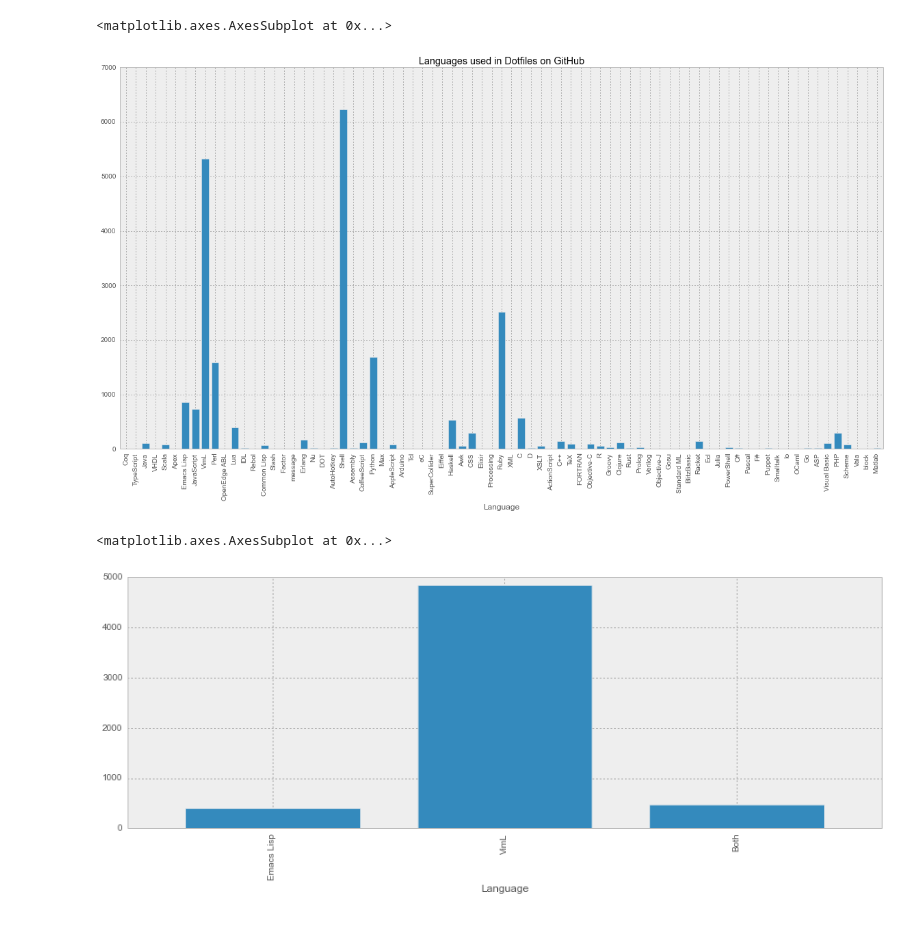
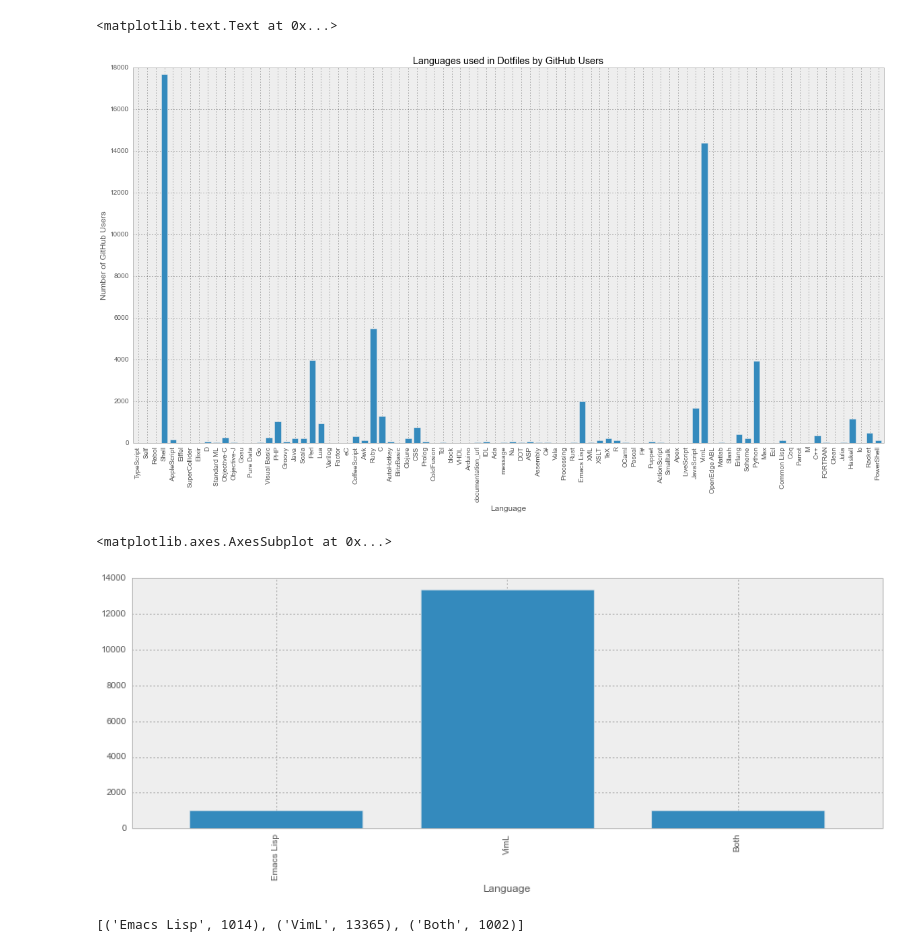
Before and after one commit to joannecheng/dfiles_analysis, a Jupyter notebook: Language analysis.ipynb, the cells around one changed output. Cells and saved outputs as stored; diff of their text form; code cells hidden in the pictures.

Commit message:
update data and language analysis notebook

```diff
--- a/Language analysis.ipynb
+++ b/Language analysis.ipynb
@@ -40,17 +40,20 @@ def language_total_counts(language_counts):
 counts_df = pd.DataFrame(language_total_counts(language_counts).items(), columns=['Language', 'Count'])
 # %%
 %matplotlib inline
-counts_df.plot(x='Language', y='Count', kind='bar', figsize=(20,10), title='Languages used in Dotfiles on GitHub')
+ax = counts_df.plot(x='Language', y='Count', kind='bar', figsize=(20,10),
+               title='Languages used in Dotfiles by GitHub Users')
+ax.set_ylabel('Number of GitHub Users')
 # %% [output]
-<matplotlib.axes.AxesSubplot at 0x...>
+<matplotlib.text.Text at 0x...>
-[figure, old version]
+[figure, new version]
 # %%
 def isVimL(count):
     return count.get('VimL') != None
 def isEmacs(count):
-    return count.get('Emacs Lisp') != None
+    return count.get('Emacs Lisp') != None or count.get('Common Lisp') != None
 def isBoth(count):
     return isVimL(count) and isEmacs(count)
+
 
 def vim_vs_emacs():
     counts = {'VimL': 0, 'Emacs Lisp': 0, 'Both': 0}
@@ -67,4 +70,8 @@ vim_emacs_df = pd.DataFrame(vim_vs_emacs().items(), columns=['Language', 'Count'
 vim_emacs_df.plot(x='Language', y='Count', kind='bar', figsize=(15, 5))
 # %% [output]
 <matplotlib.axes.AxesSubplot at 0x...>
-[figure, old version]
+[figure, new version]
+# %%
+print vim_vs_emacs().items()
+# %% [output]
+[('Emacs Lisp', 1014), ('VimL', 13365), ('Both', 1002)]
```
Also changed, not shown: parts of 1 cell of this notebook, 1 other file.
